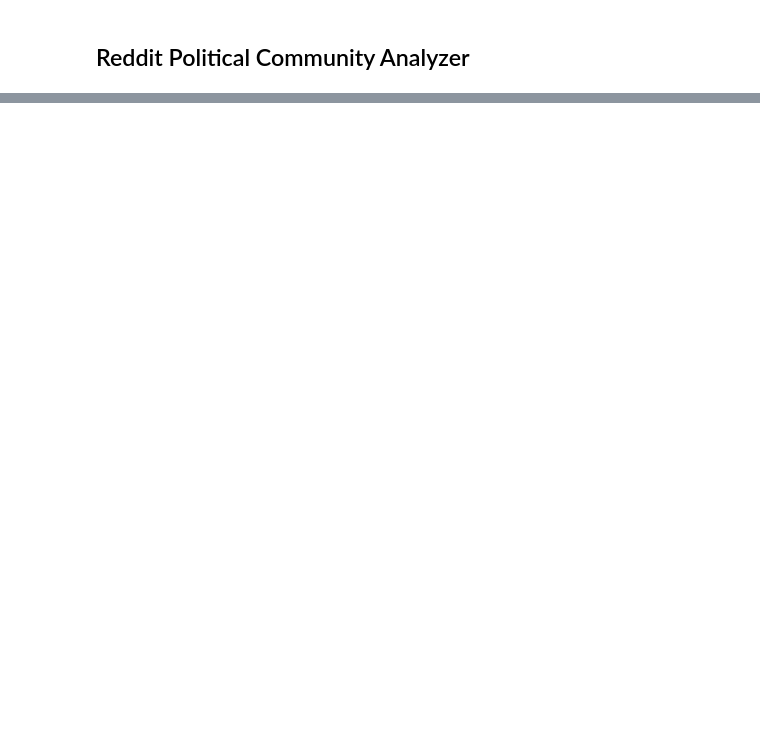
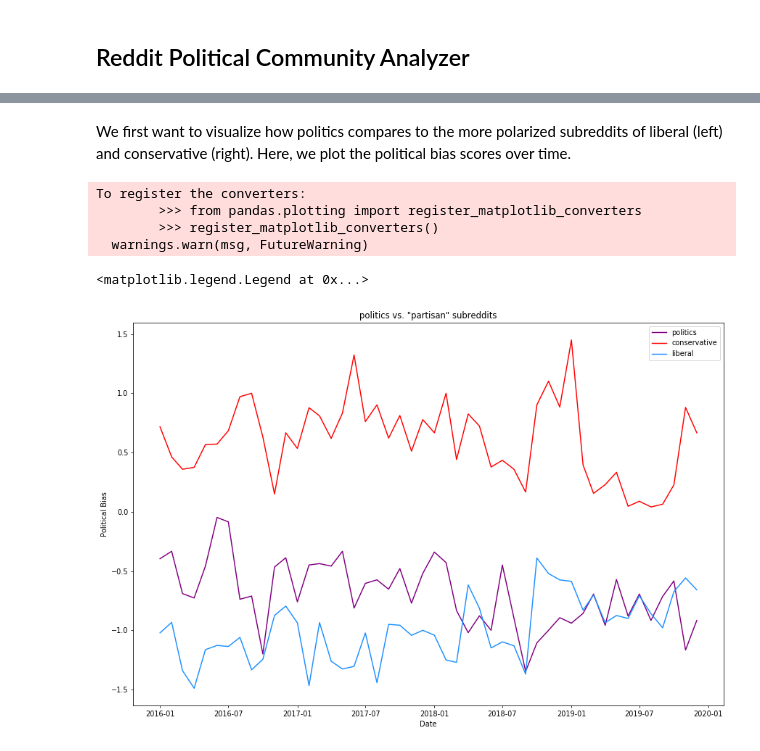
Before and after one commit to alancai98/388-final-project, a Jupyter notebook: 15-388 Final Project.ipynb, the cells around one changed output, grey strips where cells are left out. Cells and saved outputs as stored; diff of their text form; code cells hidden in the pictures; blank space fills up the shorter version.

```diff
--- a/15-388 Final Project.ipynb
+++ b/15-388 Final Project.ipynb
@@ -53,37 +98,20 @@ def parseUrl(fullUrl):
 # %%
-def loadBiases(filename):
-    least = open(filename, "r").read()
-    soup = BeautifulSoup(least, 'html.parser')
-
-    sources = set()
-    #websites = set()
-    for s in soup.findAll('td', ):
-        source = s.string
-        if source is not None:
-            if source[-1] == ")":
-                left_paren = source.find('(')
-                sources.add(source[0:left_paren - 1])
-                sources.add(parseUrl(source[left_paren + 1:-1]))
-            else:
-                sources.add(source)
-    return sources
-
 # Loading the biases to a dict mapping (source/website to bias ranking)
-left = loadBiases("Left.htm")
-left_center = loadBiases("Left-Center.htm")
-least = loadBiases("Least.htm")
-right_center = loadBiases("Right-Center.htm")
-right = loadBiases("Right.htm")
+left =         load_biases("Left.htm")
+left_center =  load_biases("Left-Center.htm")
+least =        load_biases("Least.htm")
+right_center = load_biases("Right-Center.htm")
+right =        load_biases("Right.htm")
 
 biases = {}
 
-biases.update(biases.fromkeys(left, -2))
+biases.update(biases.fromkeys(left,        -2))
 biases.update(biases.fromkeys(left_center, -1))
-biases.update(biases.fromkeys(least, 0))
+biases.update(biases.fromkeys(least,        0))
 biases.update(biases.fromkeys(right_center, 1))
-biases.update(biases.fromkeys(right, 2))
+biases.update(biases.fromkeys(right,        2))
 
-del biases[""]
+del biases[""]  # sometimes the parsing gets an empty line for the news source
 
 addenum_to_biases = {"huffpost" : -2,
                      "buzzfeednews" : -1,
@@ -102,5 +130,4 @@ addenum_to_biases = {"huffpost" : -2,
                      "americanthinker" : 3,
                      "cnsnews" : 3
                     }
-
 biases.update(addenum_to_biases)
@@ -199,0 +217,18 @@ plt.legend()
+# %% [markdown]
+We first want to visualize how politics compares to the more polarized subreddits of liberal (left) and conservative (right). Here, we plot the political bias scores over time.
+# %%
+fig = plt.figure(figsize=(15, 10), dpi=70)
+plt.plot('dates', 'politics', data=df_all_subreddits, color ='purple')
+plt.plot('dates', 'conservative', data=df_all_subreddits, color='red')
+plt.plot('dates', 'liberal', data=df_all_subreddits, color='dodgerblue')
+plt.xlabel('Date')
+plt.ylabel('Political Bias')
+plt.title('politics vs. "partisan" subreddits')
+plt.legend()
+# %% [output]
+To register the converters:
+        >>> from pandas.plotting import register_matplotlib_converters
+        >>> register_matplotlib_converters()
+  warnings.warn(msg, FutureWarning)
+<matplotlib.legend.Legend at 0x...>
+[figure, added]
```
Also changed, not shown: parts of 31 cells of this notebook.
